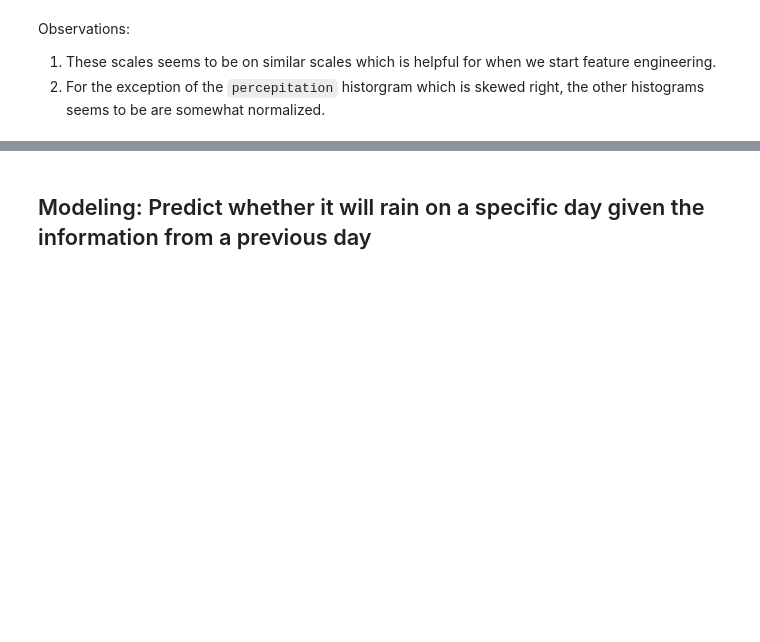
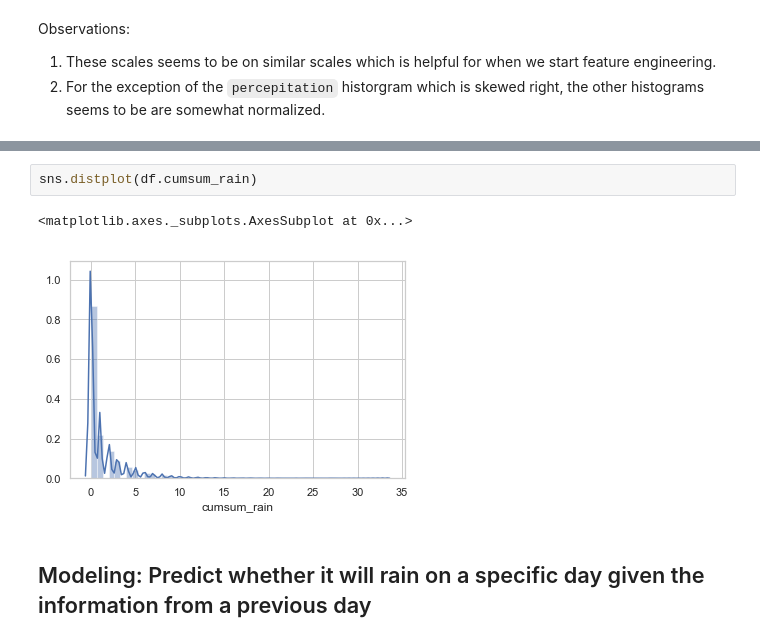
Before and after one commit to naivelogic/Machine_Learning_Notebooks, a Jupyter notebook: Predicting Seattle Rain.ipynb, the cells around one changed output, grey strips where cells are left out. Drawn from its saved outputs; the diff is of its cells as text; blank space fills up the shorter version.

```diff
--- a/Predicting Seattle Rain.ipynb
+++ b/Predicting Seattle Rain.ipynb
@@ -114,3 +147,8 @@ Observations:
+# %%
+sns.distplot(df.cumsum_rain)
+# %% [output]
+<matplotlib.axes._subplots.AxesSubplot at 0x...>
+[figure, added]
 # %% [markdown]
 ## Modeling: Predict whether it will rain on a specific day given the information from a previous day
 # %%
```
Also changed, not shown: parts of 9 cells of this notebook.
